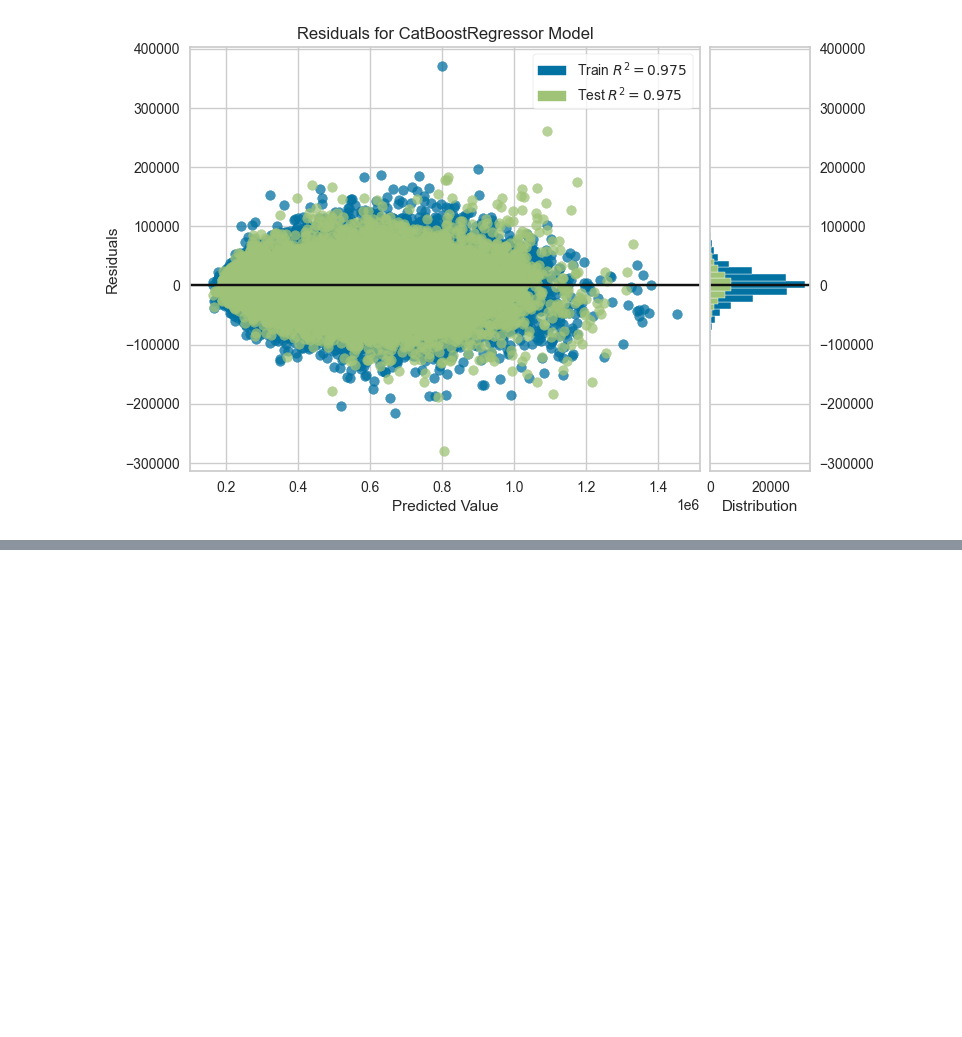
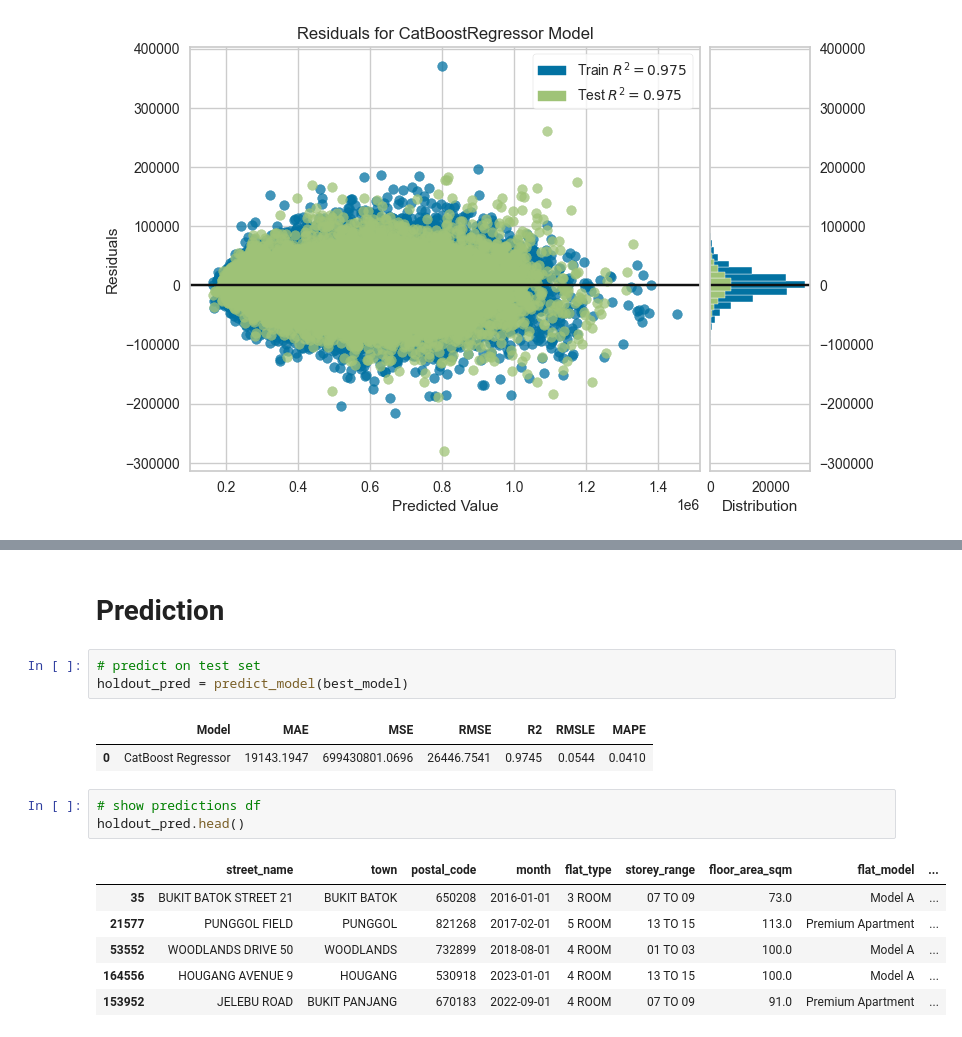
Before and after one commit to amberyeoe/mlops_assignment, a Jupyter notebook: notebooks/Exploratory Data Analysis .ipynb, the cells around one changed output, grey strips where cells are left out. Saved outputs shown, nothing was run; the diff lists cells and outputs as text; blank space fills up the shorter version.

```diff
--- a/notebooks/Exploratory Data Analysis .ipynb
+++ b/notebooks/Exploratory Data Analysis .ipynb
@@ -606,0 +618,18 @@ plot_model(best_model, plot='error')
+# %% [markdown]
+# Prediction
+# %%
+# predict on test set
+holdout_pred = predict_model(best_model)
+# %% [output]
+|  | Model | MAE | MSE | RMSE | R2 | RMSLE | MAPE |
+| 0 | CatBoost Regressor | 19143.1947 | 699430801.0696 | 26446.7541 | 0.9745 | 0.0544 | 0.0410 |
+# %%
+# show predictions df
+holdout_pred.head()
+# %% [output]
+|  | street_name | town | postal_code | month | flat_type | storey_range | floor_area_sqm | flat_model | ... |
+| 35 | BUKIT BATOK STREET 21 | BUKIT BATOK | 650208 | 2016-01-01 | 3 ROOM | 07 TO 09 | 73.0 | Model A | ... |
+| 21577 | PUNGGOL FIELD | PUNGGOL | 821268 | 2017-02-01 | 5 ROOM | 13 TO 15 | 113.0 | Premium Apartment | ... |
+| 53552 | WOODLANDS DRIVE 50 | WOODLANDS | 732899 | 2018-08-01 | 4 ROOM | 01 TO 03 | 100.0 | Model A | ... |
+| 164556 | HOUGANG AVENUE 9 | HOUGANG | 530918 | 2023-01-01 | 4 ROOM | 13 TO 15 | 100.0 | Model A | ... |
+| 153952 | JELEBU ROAD | BUKIT PANJANG | 670183 | 2022-09-01 | 4 ROOM | 07 TO 09 | 91.0 | Premium Apartment | ... |
```
Also changed, not shown: parts of 8 cells of this notebook, 1 other file.
